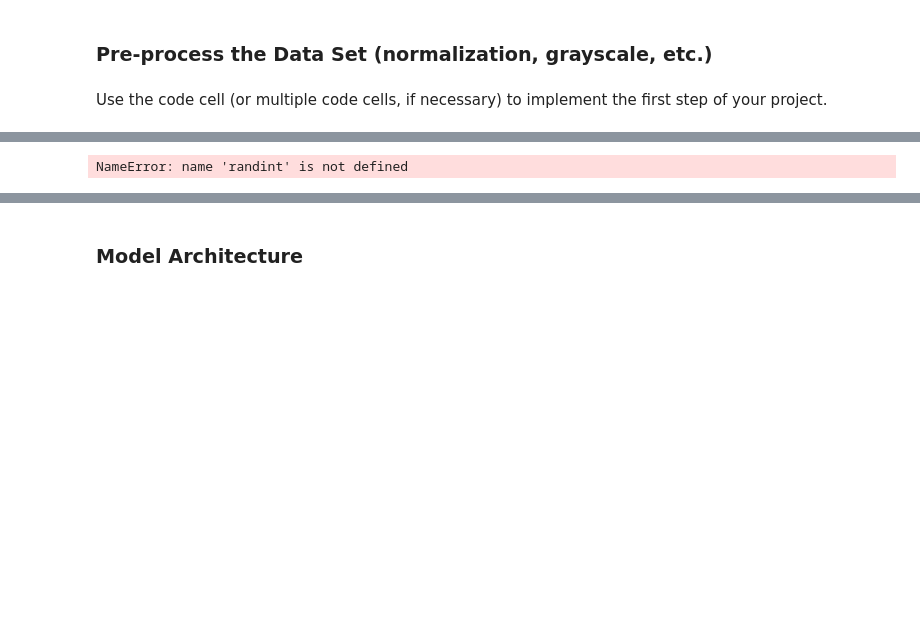
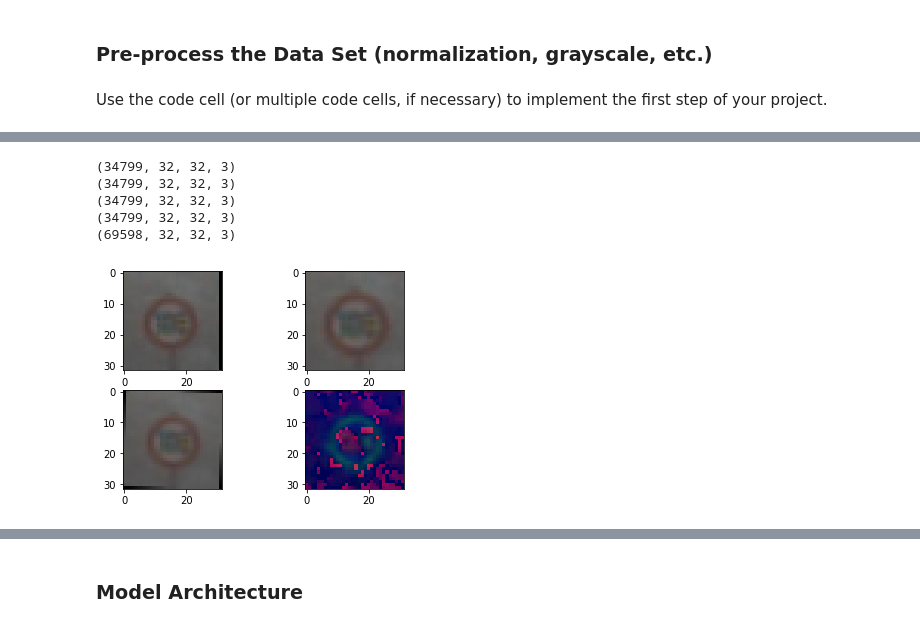
Before and after one commit to jShaoCX/CarND_Project2_Traffic_Signs, a Jupyter notebook: Traffic_Sign_Classifier.ipynb, the cells around one changed output, grey strips where cells are left out. Drawn from its saved outputs; the diff is of its cells as text; code cells hidden in the pictures; blank space fills up the shorter version.

```diff
--- a/Traffic_Sign_Classifier.ipynb
+++ b/Traffic_Sign_Classifier.ipynb
@@ -236,15 +186,51 @@ print(X_aug.shape)
-# %%
-#random shear
-shear1 = 2*randint(-2,2)
-shear2 = 2*randint(-2,2)
-shear3 = 2*randint(-2,2)
-pts1 = np.float32([[8,8],[24,24],[24,8]])
-pts2 = np.float32([[8,8+shear1],[24+shear2,24],[24,8+shear3]])
-M = cv.getAffineTransform(pts1,pts2)
-fig = plt.figure()
-X_train_shear_up= np.asarray([cv.warpAffine(im,M,(32,32)) if randint(0,1) == 1 else cv.warpAffine(im,M,(32,32)) for im in X_train_hist_eq])
-plt.imshow(X_train_shear_up[1000])
-print(X_train_shear_up.shape)
-# %% [output]
-NameError: name 'randint' is not defined
+# %%
+#Data Augmentation Tests
+from scipy import ndimage
+from random import randint
+
+fig = plt.figure()
+
+plt1 = fig.add_subplot(221)
+plt2 = fig.add_subplot(222)
+plt3 = fig.add_subplot(223)
+plt4 = fig.add_subplot(224)
+
+shift1 = randint(-3,3)
+shift2 = randint(-3,3)
+M = np.float32([[1,0,shift1],[0,1,shift2]])
+X_train_translate= np.asarray([cv.warpAffine(im,M,(32,32)) for im in X_train])
+plt1.imshow(X_train_translate[2000])
+plt.title('Random Translation Test')
+
+X_train_resize = np.asarray([cv.resize(im,None,fx=1.2, fy=1.2, interpolation = cv.INTER_CUBIC) for im in X_train])[:,3:35,3:35,:]
+plt2.imshow(X_train_resize[2000])
+plt.title('Resize Test')
+
+rotate = 2*randint(-5,5)
+M = cv.getRotationMatrix2D((16,16),rotate,1)
+X_train_rotate = np.asarray([cv.warpAffine(im,M,(32,32)) for im in X_train])
+plt3.imshow(X_train_rotate[2000])
+plt.title('Random Rotate Test')
+
+shear1 = 2*randint(-2,2)
+shear2 = 2*randint(-2,2)
+shear3 = 2*randint(-2,2)
+pts1 = np.float32([[8,8],[24,24],[24,8]])
+pts2 = np.float32([[8,8+shear1],[24+shear2,24],[24,8+shear3]])
+M = cv.getAffineTransform(pts1,pts2)
+fig = plt.figure()
+X_train_shear_up= np.asarray([cv.warpAffine(im,M,(32,32)) for im in X_train])
+plt4.imshow(X_train_shear_up[2000])
+plt.title('Random Shear Test')
+
+X_aug_test = np.concatenate((X_train_resize, X_train_translate))
+
+print(X_aug_test.shape)
+# %% [output]
+(34799, 32, 32, 3)
+(34799, 32, 32, 3)
+(34799, 32, 32, 3)
+(34799, 32, 32, 3)
+(69598, 32, 32, 3)
+[figure, added]
 # %%
```
Also changed, not shown: parts of 12 cells of this notebook, 1 other file.
